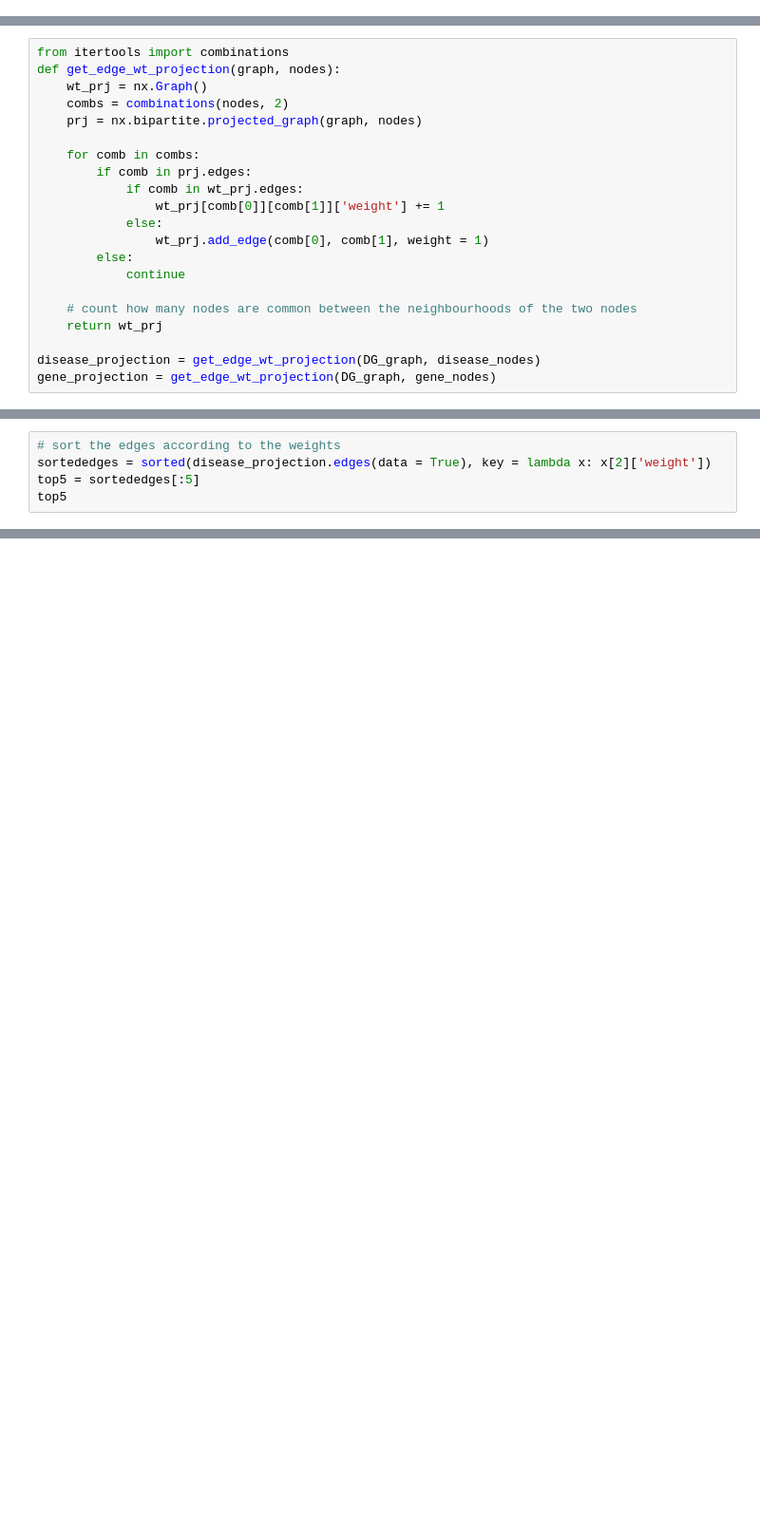
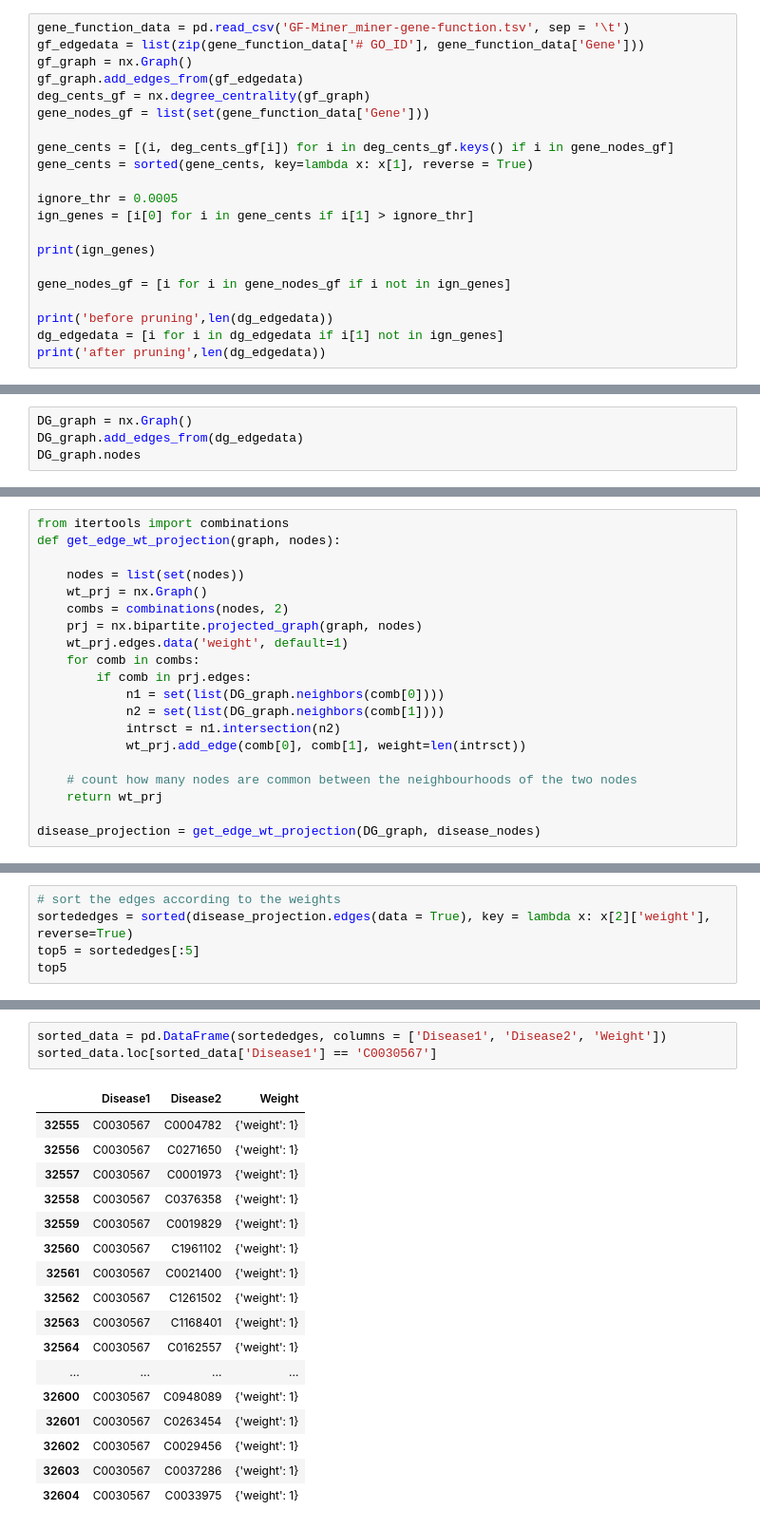
Before and after one commit to aadit-mahajan/GetTheseDiseases, a Jupyter notebook: DG_clustering.ipynb, the cells around one changed output, grey strips where cells are left out. Shown at 95% size. Cells and saved outputs as stored; diff of their text form; blank space fills up the shorter version.

```diff
--- a/DG_clustering.ipynb
+++ b/DG_clustering.ipynb
@@ -159,0 +17,21 @@ TODO:
+# %%
+gene_function_data = pd.read_csv('GF-Miner_miner-gene-function.tsv', sep = '\t')
+gf_edgedata = list(zip(gene_function_data['# GO_ID'], gene_function_data['Gene']))
+gf_graph = nx.Graph()
+gf_graph.add_edges_from(gf_edgedata)
+deg_cents_gf = nx.degree_centrality(gf_graph)
+gene_nodes_gf = list(set(gene_function_data['Gene']))
+
+gene_cents = [(i, deg_cents_gf[i]) for i in deg_cents_gf.keys() if i in gene_nodes_gf]
+gene_cents = sorted(gene_cents, key=lambda x: x[1], reverse = True)
+
+ignore_thr = 0.0005
+ign_genes = [i[0] for i in gene_cents if i[1] > ignore_thr]
+
+print(ign_genes)
+
+gene_nodes_gf = [i for i in gene_nodes_gf if i not in ign_genes]
+
+print('before pruning',len(dg_edgedata))
+dg_edgedata = [i for i in dg_edgedata if i[1] not in ign_genes]
+print('after pruning',len(dg_edgedata))
@@ -159,0 +42,4 @@ TODO:
+# %%
+DG_graph = nx.Graph()
+DG_graph.add_edges_from(dg_edgedata)
+DG_graph.nodes
@@ -160,21 +48,20 @@ TODO:
 # %%
 from itertools import combinations
 def get_edge_wt_projection(graph, nodes):
+
+    nodes = list(set(nodes))
     wt_prj = nx.Graph()
     combs = combinations(nodes, 2)
     prj = nx.bipartite.projected_graph(graph, nodes)
-
+    wt_prj.edges.data('weight', default=1)
     for comb in combs:
         if comb in prj.edges:
-            if comb in wt_prj.edges:
-                wt_prj[comb[0]][comb[1]]['weight'] += 1
-            else:
-                wt_prj.add_edge(comb[0], comb[1], weight = 1)
-        else:
-            continue
+            n1 = set(list(DG_graph.neighbors(comb[0])))
+            n2 = set(list(DG_graph.neighbors(comb[1])))
+            intrsct = n1.intersection(n2)
+            wt_prj.add_edge(comb[0], comb[1], weight=len(intrsct))
 
     # count how many nodes are common between the neighbourhoods of the two nodes
     return wt_prj
 
 disease_projection = get_edge_wt_projection(DG_graph, disease_nodes)
-gene_projection = get_edge_wt_projection(DG_graph, gene_nodes)
@@ -186,6 +138,6 @@ MultiEdgeDataView([('C0036095', 'C0027627', {}), ('C0036095', 'C0027627', {}), (
 # %%
 # sort the edges according to the weights
-sortededges = sorted(disease_projection.edges(data = True), key = lambda x: x[2]['weight'])
+sortededges = sorted(disease_projection.edges(data = True), key = lambda x: x[2]['weight'], reverse=True)
 top5 = sortededges[:5]
 top5
 # %% [output]
@@ -214,0 +167,21 @@ bottom5
+# %%
+sorted_data = pd.DataFrame(sortededges, columns = ['Disease1', 'Disease2', 'Weight'])
+sorted_data.loc[sorted_data['Disease1'] == 'C0030567']
+# %% [output]
+|  | Disease1 | Disease2 | Weight |
+| 32555 | C0030567 | C0004782 | {'weight': 1} |
+| 32556 | C0030567 | C0271650 | {'weight': 1} |
+| 32557 | C0030567 | C0001973 | {'weight': 1} |
+| 32558 | C0030567 | C0376358 | {'weight': 1} |
+| 32559 | C0030567 | C0019829 | {'weight': 1} |
+| 32560 | C0030567 | C1961102 | {'weight': 1} |
+| 32561 | C0030567 | C0021400 | {'weight': 1} |
+| 32562 | C0030567 | C1261502 | {'weight': 1} |
+| 32563 | C0030567 | C1168401 | {'weight': 1} |
+| 32564 | C0030567 | C0162557 | {'weight': 1} |
+| ... | ... | ... | ... |
+| 32600 | C0030567 | C0948089 | {'weight': 1} |
+| 32601 | C0030567 | C0263454 | {'weight': 1} |
+| 32602 | C0030567 | C0029456 | {'weight': 1} |
+| 32603 | C0030567 | C0037286 | {'weight': 1} |
+| 32604 | C0030567 | C0033975 | {'weight': 1} |
```
Also changed, not shown: parts of 23 cells of this notebook.
